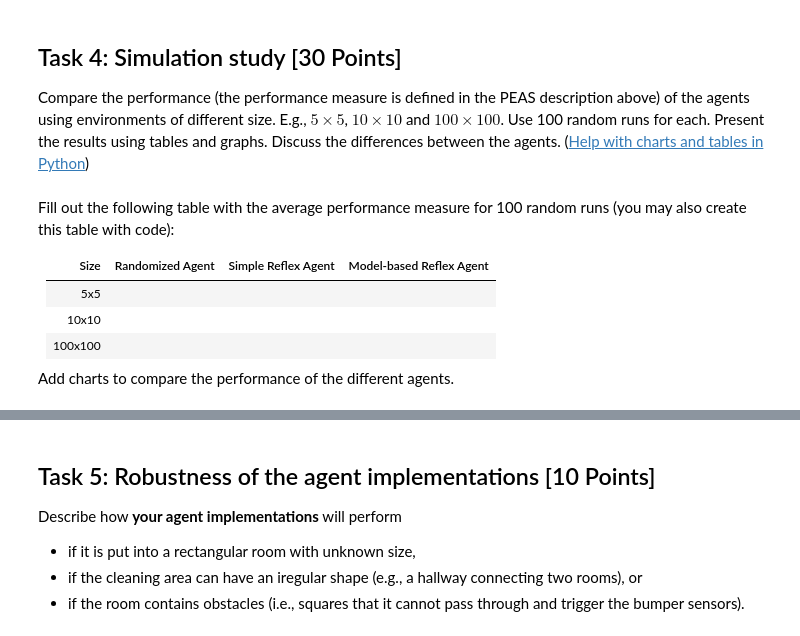
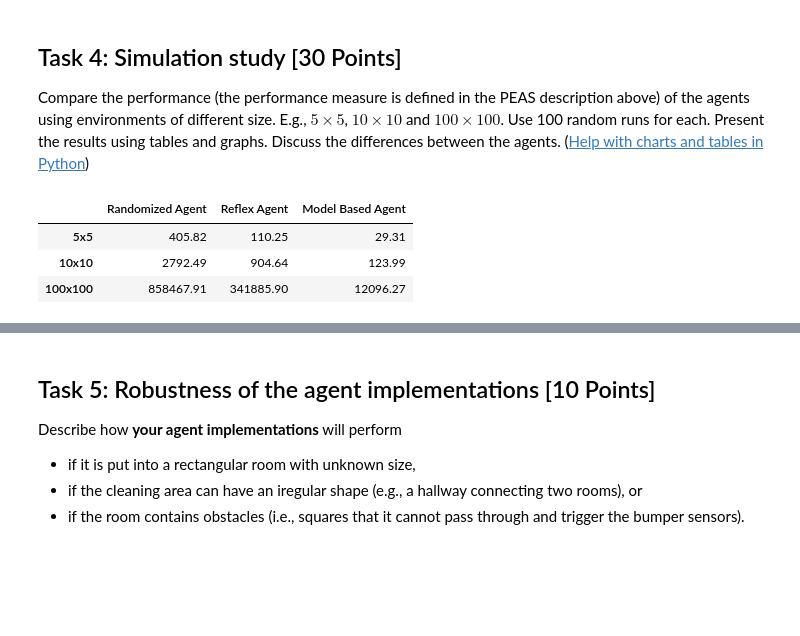
Before and after one commit to leilaniGegg/CS7320-ArtificialIntelligence, a Jupyter notebook: Assignment 2/robot_vacuum.ipynb, the cells around one changed output, grey strips where cells are left out. Saved outputs shown, nothing was run; the diff lists cells and outputs as text; code cells hidden in the pictures; blank space fills up the shorter version.

```diff
--- a/Assignment 2/robot_vacuum.ipynb
+++ b/Assignment 2/robot_vacuum.ipynb
@@ -131,19 +131,24 @@ The simulation environment should be a function like the `simple_environment()`
 room_size = 4
 actions = ["north", "east", "west", "south", "suck"]
 
-def simulation_environment(agent, room, verbose):
+def simulation_environment(agent, room, verbose, room_size):
     num_steps = 0
     if (verbose):
         print("Room".center(room_size +10, "="))
         print(room)
 
     dirty_spots_left = np.sum(room)
-    agent_location = [0,0] #x,y coordinates
+    #start the agent at a random location, in form [row, column]
+    agent_location = [np.random.randint(0, room_size), np.random.randint(0, room_size)]
+    if (verbose):
+        print("Agent starting location:", agent_location)
 
-    bumpers = {"north" : True, "south" : False, "west" : True, "east" : False} #starting in topleft corner
+    #initialize bumpers based on agent starting location
+    bumpers = {"north": int(agent_location[0] == 0), "south":int(agent_location[0] == room_size - 1),
+               "west":int(agent_location[1] == 0), "east": int(agent_location[1] == room_size - 1)}
+
     while (dirty_spots_left > 0):
-        # the agent only knows if it
-        #  is on a dirty spot or not, and bumper information to decide an action
+        # the agent only knows if it is on a dirty spot or not, and bumper information to decide an action
         action = agent(bumpers, room[agent_location[0], agent_location[1]])
 
         if (verbose):
@@ -183,7 +188,6 @@ def simulation_environment(agent, room, verbose):
             bumpers["south"] = False
 
 
-
     return num_steps
 # %% [markdown]
 ## Task 2:  Implement a simple reflex agent [10 Points]
@@ -341,20 +387,15 @@ for trial in range (100):
 # %%
 import pandas as pd
 
 #make a table of the results, with columns for each agent, and rows for each room size
 
 table = pd.DataFrame(columns = ["Randomized Agent", "Reflex Agent", "Model Based Agent"], index = ["5x5", "10x10", "100x100"])
 table["Randomized Agent"] = [np.mean(randomized_agent_steps_5), np.mean(randomized_agent_steps_10), np.mean(randomized_agent_steps_100)]
 table["Reflex Agent"] = [np.mean(reflex_agent_steps_5), np.mean(reflex_agent_steps_10), np.mean(reflex_agent_steps_100)]
 table["Model Based Agent"] = [np.mean(model_agent_steps_5), np.mean(model_agent_steps_10), np.mean(model_agent_steps_100)]
-print(table)
+table
+# %% [output]
+|  | Randomized Agent | Reflex Agent | Model Based Agent |
+| 5x5 | 405.82 | 110.25 | 29.31 |
+| 10x10 | 2792.49 | 904.64 | 123.99 |
+| 100x100 | 858467.91 | 341885.90 | 12096.27 |
-# %% [markdown]
-Fill out the following table with the average performance measure for 100 random runs (you may also create this table with code):
-
-| Size     | Randomized Agent | Simple Reflex Agent | Model-based Reflex Agent |
-|----------|------------------|---------------------|--------------------------|
-| 5x5     | | | |
-| 10x10   | | | |
-| 100x100 | | | |
-
-Add charts to compare the performance of the different agents.
```
Also changed, not shown: parts of 16 cells of this notebook.
